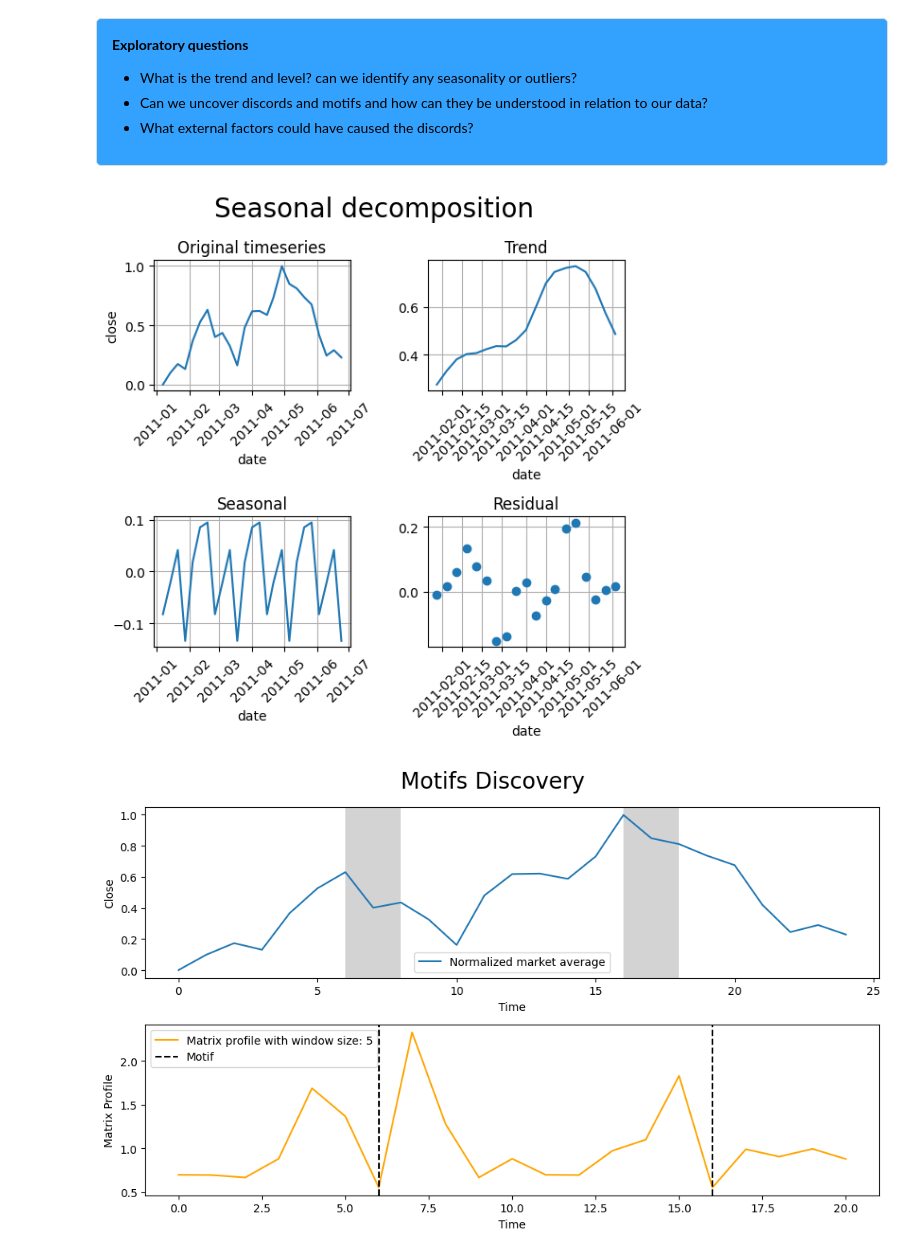
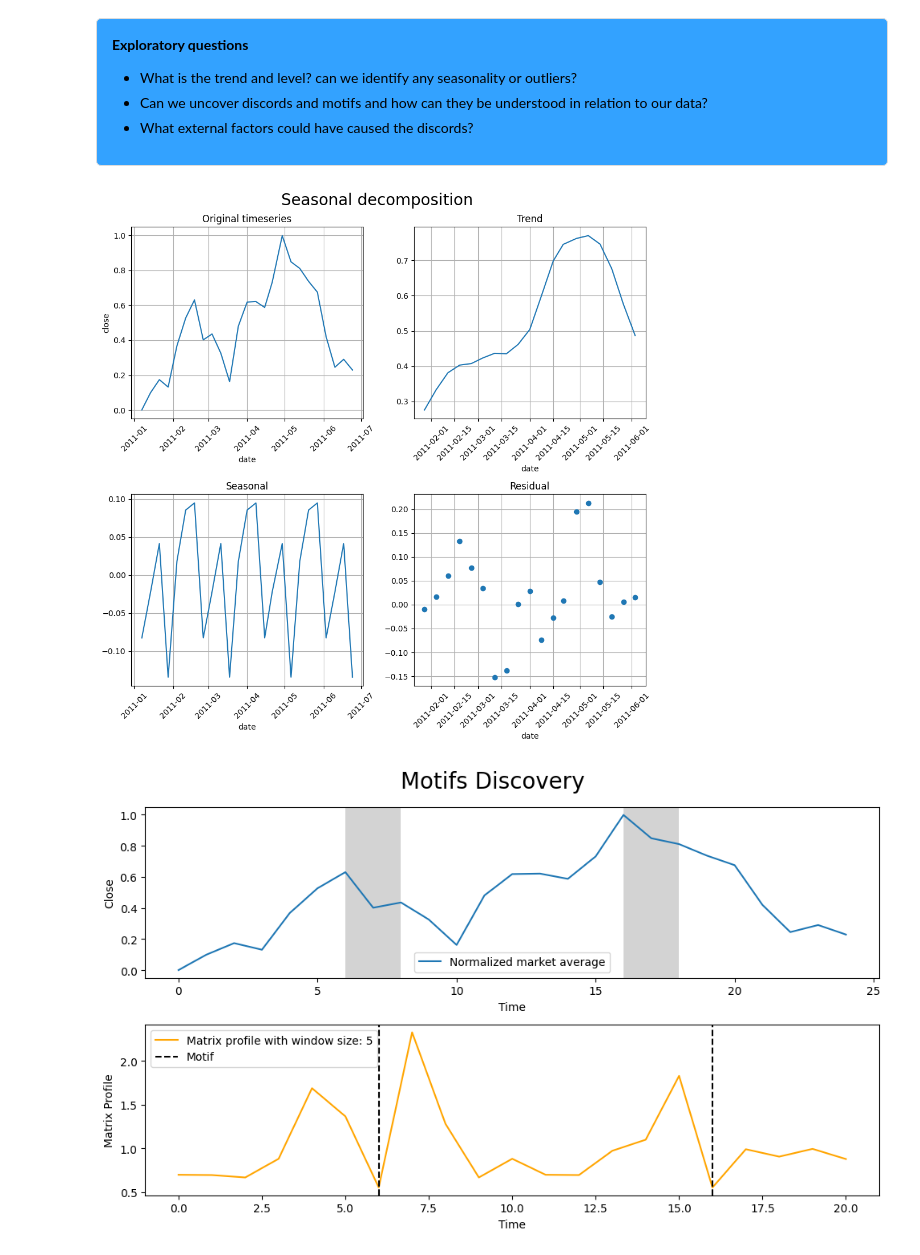
Before and after one commit to Victor-L-Almgren/Collaboration-Repo, a Jupyter notebook: Final_notebook.ipynb, the cells around one changed output. Saved outputs shown, nothing was run; the diff lists cells and outputs as text; code cells hidden in the pictures.

```diff
--- a/Final_notebook.ipynb
+++ b/Final_notebook.ipynb
@@ -341,37 +326,36 @@ Provide a concrete recommendation based on your findings.
 # Seasonal decomposition to reveal trend, seasonal component and residuals
 
 # Applying seasonal decompotition with statsmodels.tsa
 decomp = seasonal_decompose(close_df['close'], model='additive', period=7)     # We choose additive model here since the variance looks to be constant for this variable
 
-# Plotting
-fig, ax = plt.subplots(2, 2, figsize=(6, 6))
+# Plotting the different components manually since the method for this in the library is not as good
+fig, ax = plt.subplots(2, 2, figsize=(10, 10))
 fig.suptitle('Seasonal decomposition', fontsize=20)
 
 sns.lineplot(data=close_df, x=close_df.index, y='close', ax=ax[0, 0])
 ax[0, 0].set_title('Original timeseries')
 ax[0, 0].grid()
 ax[0, 0].tick_params(axis='x', labelrotation = 45)
-
 
 decomp.trend.plot(ax=ax[0, 1])
 ax[0, 1].set_title('Trend')
 ax[0, 1].grid()
 ax[0, 1].tick_params(axis='x', labelrotation = 45)
 
 decomp.seasonal.plot(ax=ax[1, 0])
 ax[1, 0].set_title('Seasonal')
 ax[1, 0].grid()
 ax[1, 0].tick_params(axis='x', labelrotation = 45)
 
 decomp.resid.plot(marker='o', ax=ax[1, 1], linewidth=0)
 ax[1, 1].set_title('Residual')
 ax[1, 1].grid()
 ax[1, 1].tick_params(axis='x', labelrotation = 45)
 
 plt.tight_layout()
 plt.show()
 # %% [output]
-[figure, old version]
+[figure, new version]
 # %%
 # Creating the matrix profile to find discords and motifs
 
```
Also changed, not shown: parts of 16 cells of this notebook.
